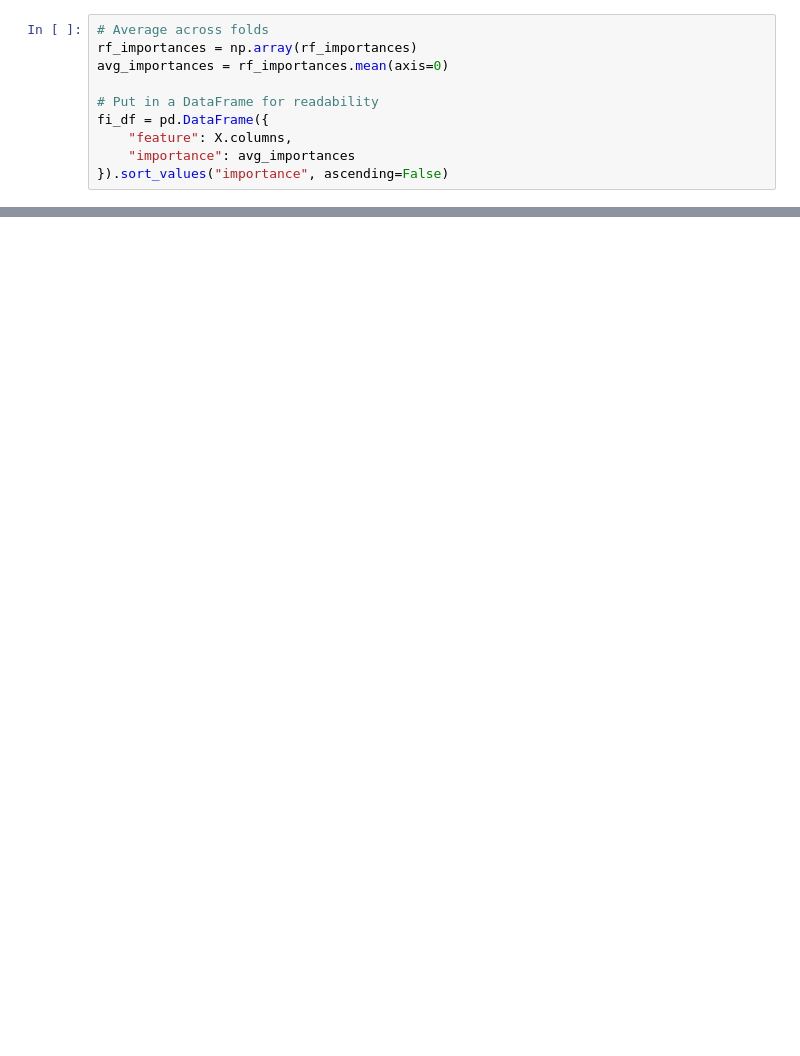
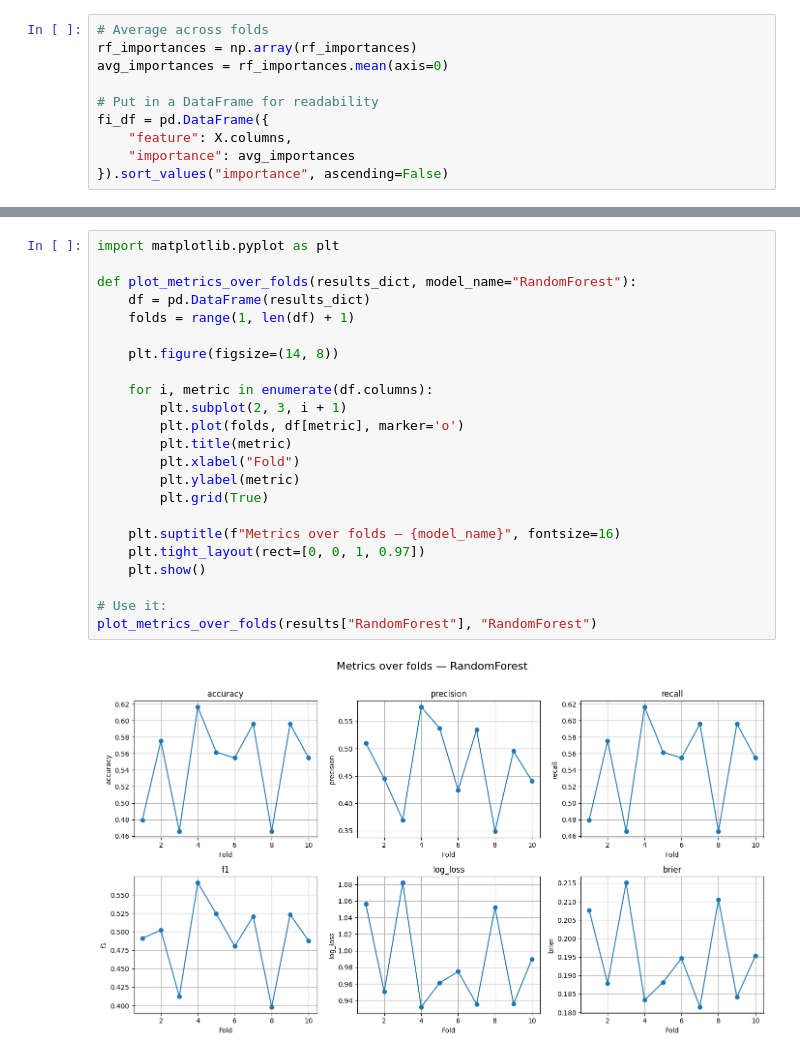
Before and after one commit to ejcalvillo/ai_sports_analytics, a Jupyter notebook: Notebooks/Advanced/classification.ipynb, the cells around one changed output, grey strips where cells are left out. Cells and saved outputs as stored; diff of their text form; blank space fills up the shorter version.

Commit message:
Finalized Model and tested with real matches.

```diff
--- a/Notebooks/Advanced/classification.ipynb
+++ b/Notebooks/Advanced/classification.ipynb
@@ -280,0 +322,25 @@ Baseline (Most Frequent Class = 2): 0.47
+# %%
+import matplotlib.pyplot as plt
+
+def plot_metrics_over_folds(results_dict, model_name="RandomForest"):
+    df = pd.DataFrame(results_dict)
+    folds = range(1, len(df) + 1)
+
+    plt.figure(figsize=(14, 8))
+
+    for i, metric in enumerate(df.columns):
+        plt.subplot(2, 3, i + 1)
+        plt.plot(folds, df[metric], marker='o')
+        plt.title(metric)
+        plt.xlabel("Fold")
+        plt.ylabel(metric)
+        plt.grid(True)
+
+    plt.suptitle(f"Metrics over folds — {model_name}", fontsize=16)
+    plt.tight_layout(rect=[0, 0, 1, 0.97])
+    plt.show()
+
+# Use it:
+plot_metrics_over_folds(results["RandomForest"], "RandomForest")
+# %% [output]
+[figure, added]
```
Also changed, not shown: parts of 19 cells of this notebook, 13 other files.
